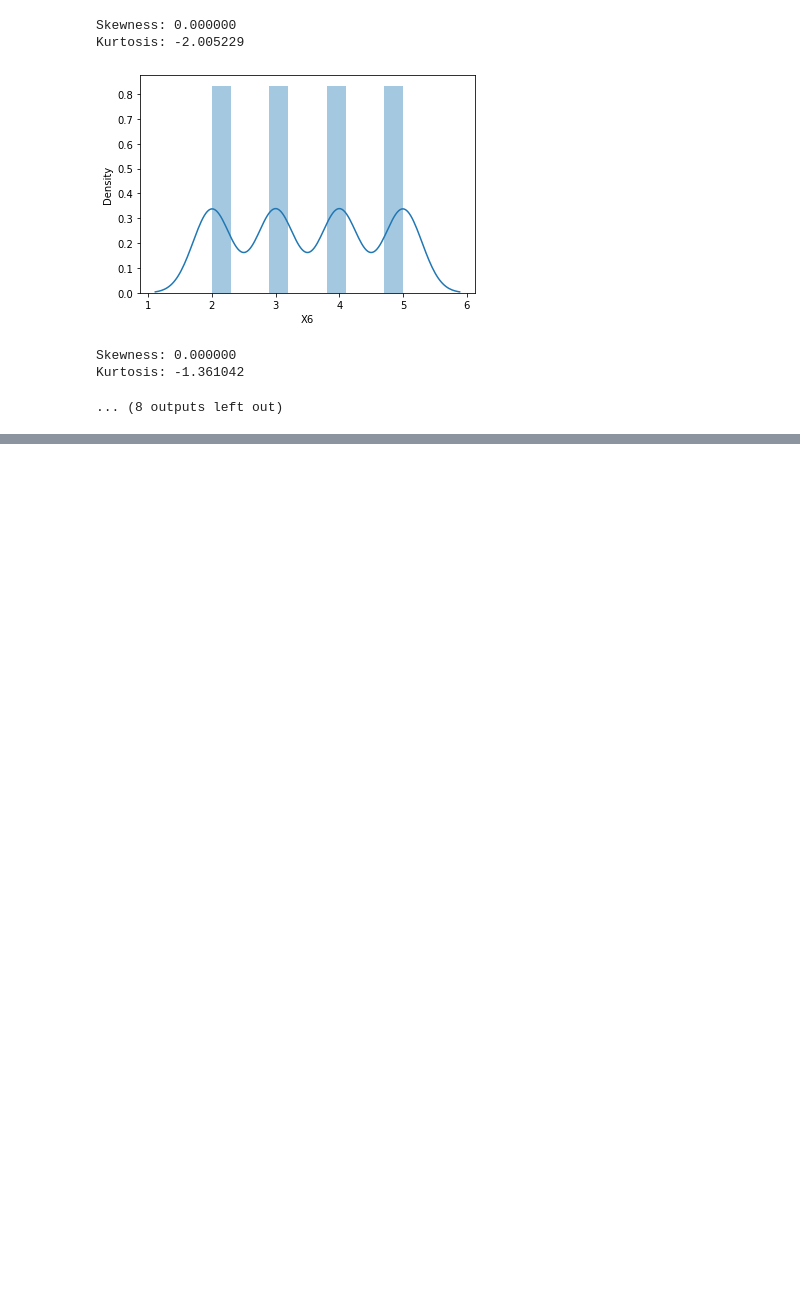
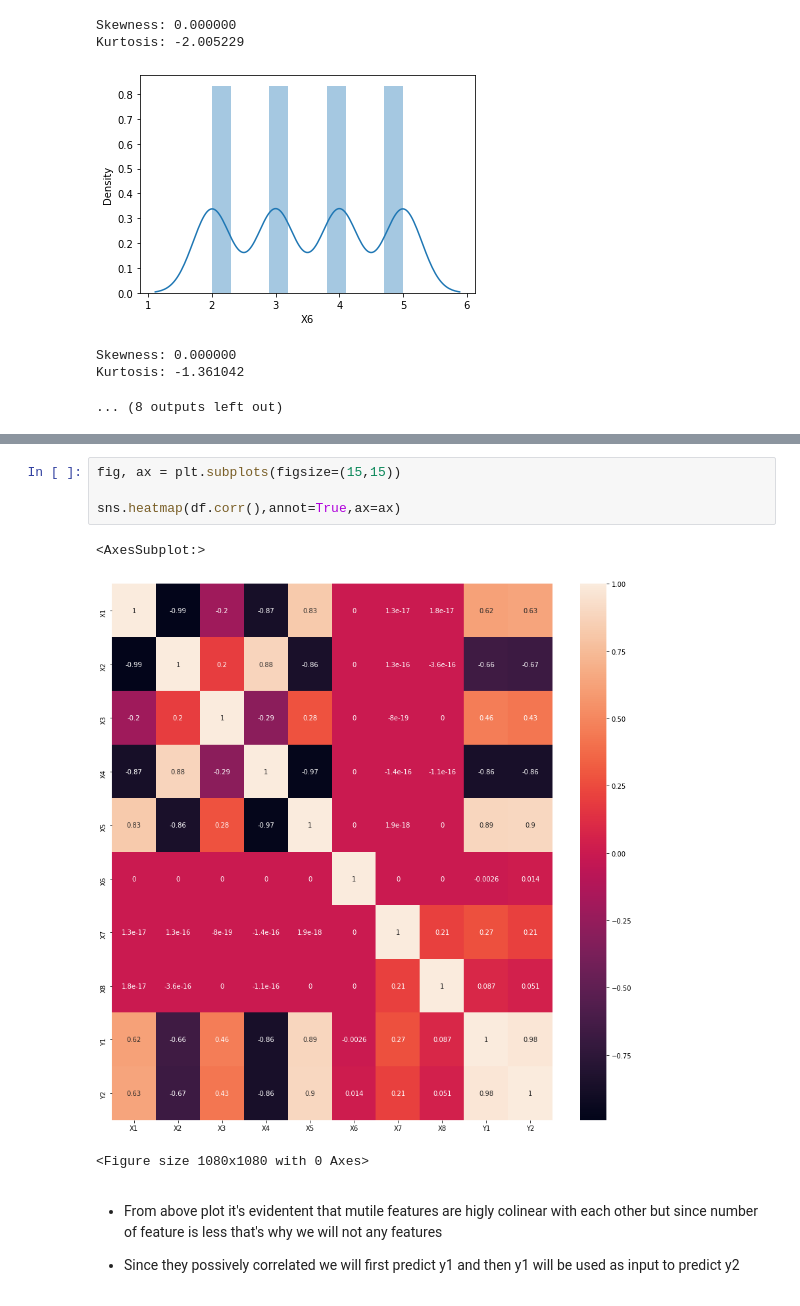
Before and after one commit to ashishshukla23sep/Energy_efficiency_mlops, a Jupyter notebook: EDA_FE.ipynb, the cells around one changed output, grey strips where cells are left out. Cells and saved outputs as stored; diff of their text form; blank space fills up the shorter version.

```diff
--- a/EDA_FE.ipynb
+++ b/EDA_FE.ipynb
@@ -169,0 +118,12 @@ Data column and dtypes doesn't matches Train data:
+# %%
+fig, ax = plt.subplots(figsize=(15,15))
+
+sns.heatmap(df.corr(),annot=True,ax=ax)
+# %% [output]
+<AxesSubplot:>
+[figure, added]
+<Figure size 1080x1080 with 0 Axes>
+# %% [markdown]
+* From above plot it's evidentent that mutile features are higly colinear with each other but since number of feature is less that's why we will not any features
+
+* Since they possively correlated we will first predict y1 and then y1 will be used as input to predict y2
```
Also changed, not shown: parts of 9 cells of this notebook, 2 other files.
